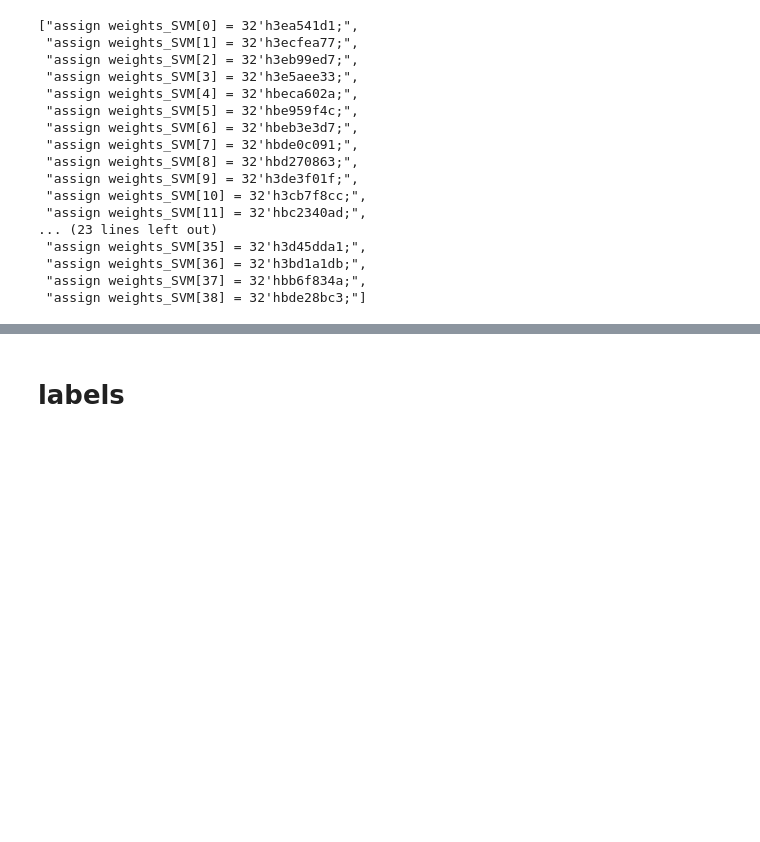
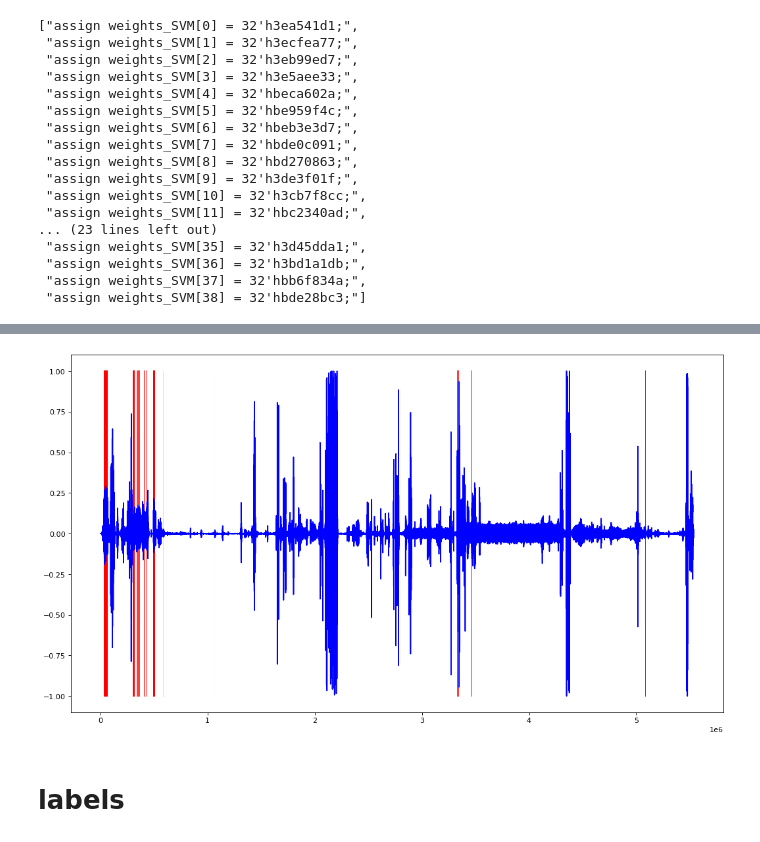
Before and after one commit to AlexKly/Simple-Voice-Activity-Detector-using-MFCC-based-on-FPGA-Kintex, a Jupyter notebook: Python source/New approach.ipynb, the cells around one changed output, grey strips where cells are left out. Saved outputs shown, nothing was run; the diff lists cells and outputs as text; code cells hidden in the pictures; blank space fills up the shorter version.

```diff
--- a/Python source/New approach.ipynb
+++ b/Python source/New approach.ipynb
@@ -275,3 +430,9 @@ list_strings
+# %%
+labels_MLP_new = medfilt(labels_MLP, 51)
+op_MLP_new = combine_labels(mfcc_feat, labels_MLP_new, sample_rate)
+plot_result_VAD(sound, op_MLP_new[2], op_MLP_new[0], op_MLP_new[1], op_MLP_new[3])
+# %% [output]
+[figure, added]
 # %% [markdown]
 # labels
 # %%
```
Also changed, not shown: parts of 41 cells of this notebook.
